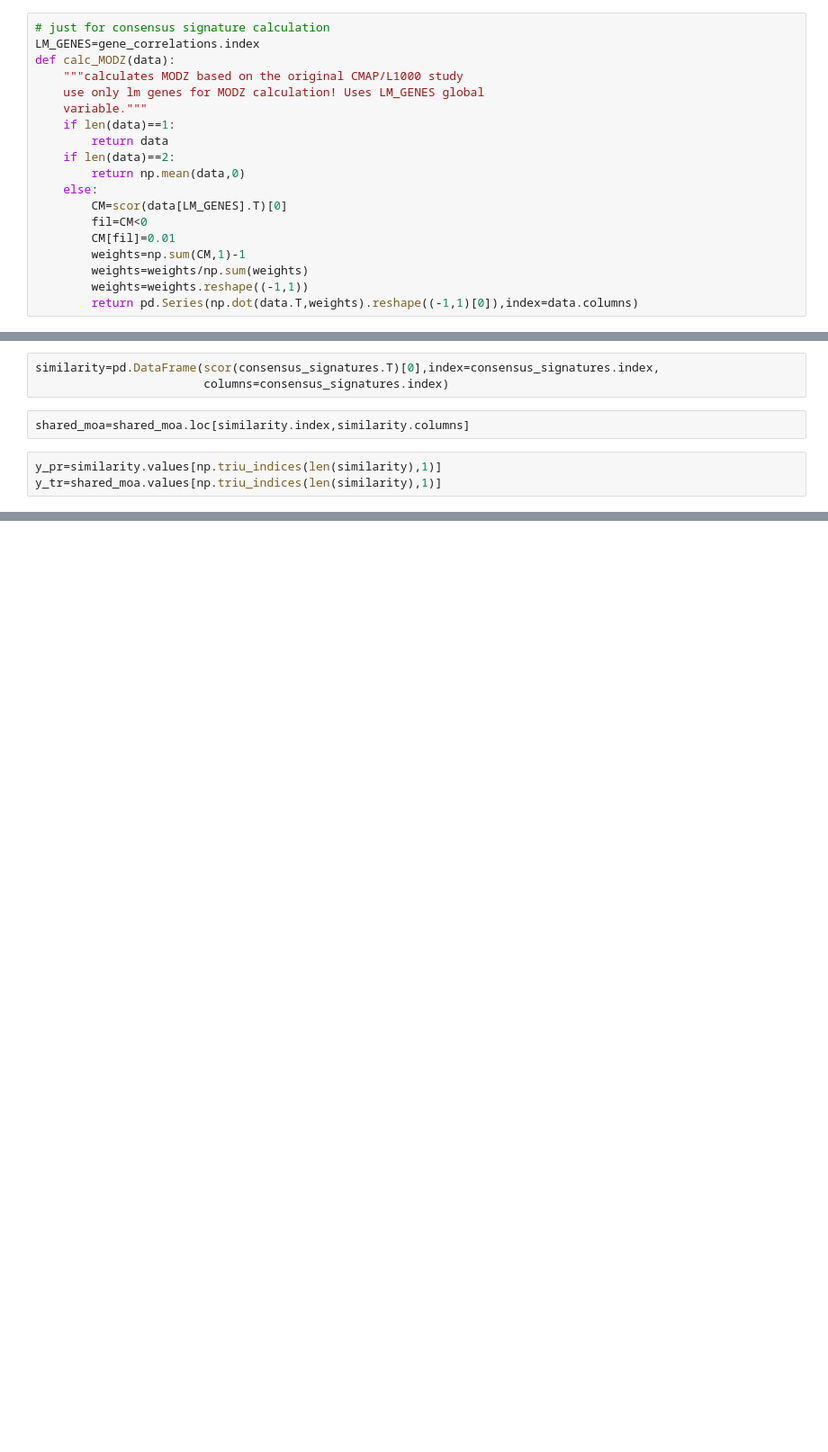
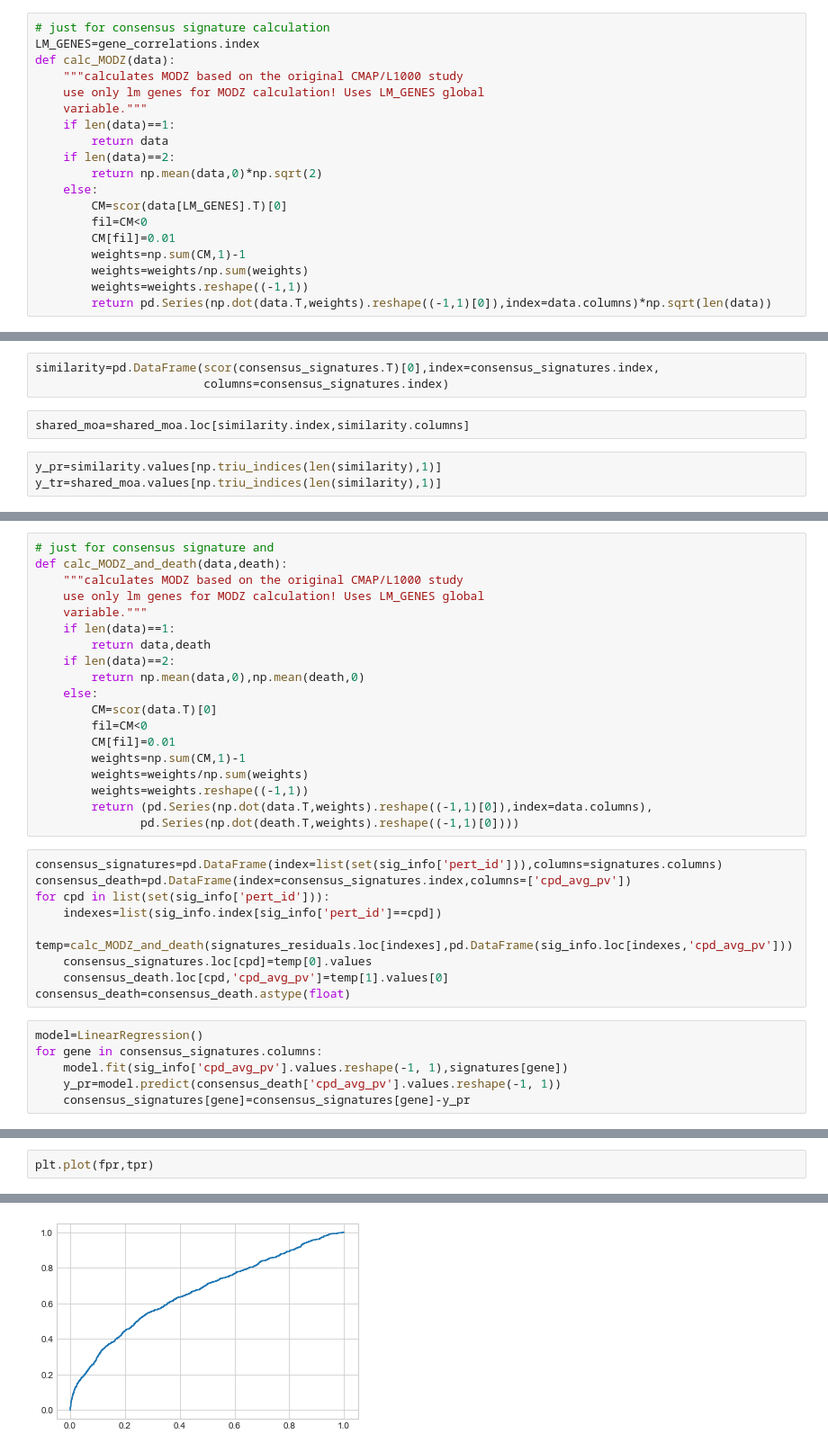
Before and after one commit to bence-szalai/Cell-death-signatures, a Jupyter notebook: code/cell_death_4_moa.ipynb, the cells around one changed output, grey strips where cells are left out. Shown at 90% size. Cells and saved outputs as stored; diff of their text form; blank space fills up the shorter version.

```diff
--- a/code/cell_death_4_moa.ipynb
+++ b/code/cell_death_4_moa.ipynb
@@ -250,7 +289,7 @@ def calc_MODZ(data):
     if len(data)==1:
         return data
     if len(data)==2:
-        return np.mean(data,0)
+        return np.mean(data,0)*np.sqrt(2)
     else:
         CM=scor(data[LM_GENES].T)[0]
         fil=CM<0
@@ -258,7 +297,7 @@ def calc_MODZ(data):
         weights=np.sum(CM,1)-1
         weights=weights/np.sum(weights)
         weights=weights.reshape((-1,1))
-        return pd.Series(np.dot(data.T,weights).reshape((-1,1)[0]),index=data.columns)
+        return pd.Series(np.dot(data.T,weights).reshape((-1,1)[0]),index=data.columns)*np.sqrt(len(data))
 # %%
 consensus_signatures=pd.DataFrame(index=list(set(sig_info['pert_id'])),columns=signatures.columns)
 for cpd in list(set(sig_info['pert_id'])):
@@ -281 +356,35 @@ print (AUC(fpr,tpr),AUC(rec,pre))
+# %%
+# just for consensus signature and
+def calc_MODZ_and_death(data,death):
+    """calculates MODZ based on the original CMAP/L1000 study
+    use only lm genes for MODZ calculation! Uses LM_GENES global
+    variable."""
+    if len(data)==1:
+        return data,death
+    if len(data)==2:
+        return np.mean(data,0),np.mean(death,0)
+    else:
+        CM=scor(data.T)[0]
+        fil=CM<0
+        CM[fil]=0.01
+        weights=np.sum(CM,1)-1
+        weights=weights/np.sum(weights)
+        weights=weights.reshape((-1,1))
+        return (pd.Series(np.dot(data.T,weights).reshape((-1,1)[0]),index=data.columns),
+               pd.Series(np.dot(death.T,weights).reshape((-1,1)[0])))
+# %%
+consensus_signatures=pd.DataFrame(index=list(set(sig_info['pert_id'])),columns=signatures.columns)
+consensus_death=pd.DataFrame(index=consensus_signatures.index,columns=['cpd_avg_pv'])
+for cpd in list(set(sig_info['pert_id'])):
+    indexes=list(sig_info.index[sig_info['pert_id']==cpd])
+    temp=calc_MODZ_and_death(signatures_residuals.loc[indexes],pd.DataFrame(sig_info.loc[indexes,'cpd_avg_pv']))
+    consensus_signatures.loc[cpd]=temp[0].values
+    consensus_death.loc[cpd,'cpd_avg_pv']=temp[1].values[0]
+consensus_death=consensus_death.astype(float)
+# %%
+model=LinearRegression()
+for gene in consensus_signatures.columns:
+    model.fit(sig_info['cpd_avg_pv'].values.reshape(-1, 1),signatures[gene])
+    y_pr=model.predict(consensus_death['cpd_avg_pv'].values.reshape(-1, 1))
+    consensus_signatures[gene]=consensus_signatures[gene]-y_pr
 # %%
@@ -308,0 +402,3 @@ y_tr=shared_moa.values[np.triu_indices(len(similarity),1)]
+# %%
+plt.plot(fpr,tpr)
+# %% [output]
@@ -308,0 +406 @@ y_tr=shared_moa.values[np.triu_indices(len(similarity),1)]
+[figure, added]
```
Also changed, not shown: parts of 56 cells of this notebook, 2 other files.
